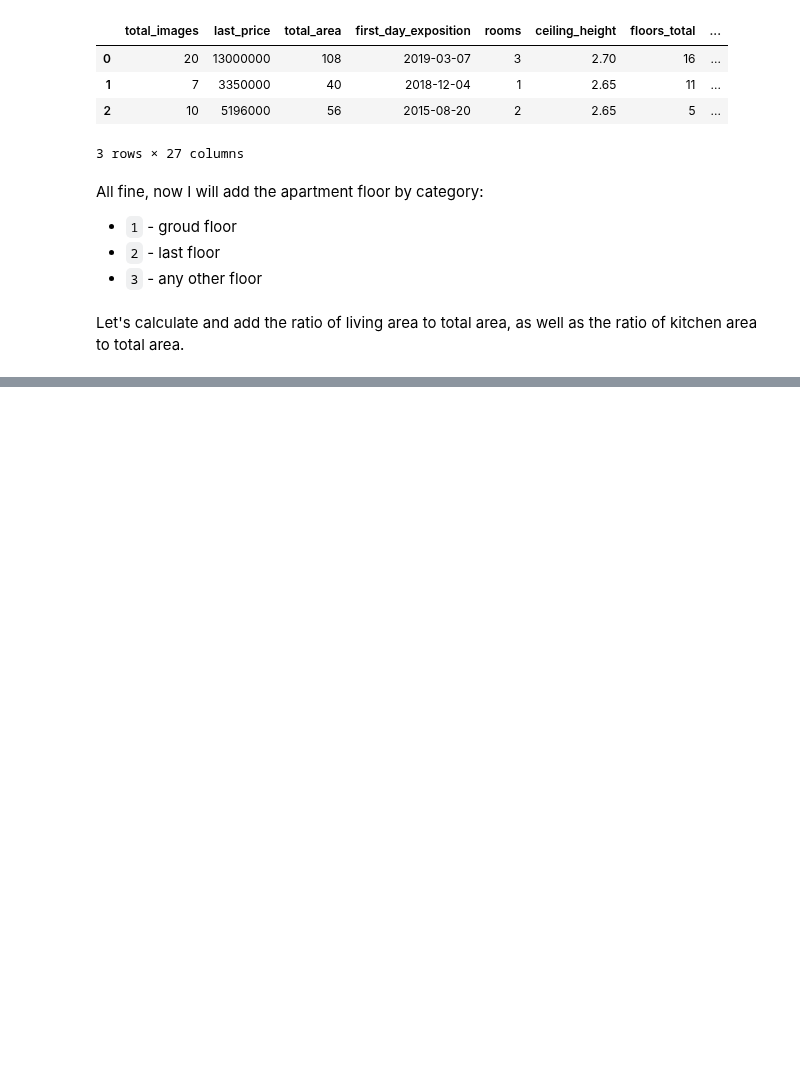
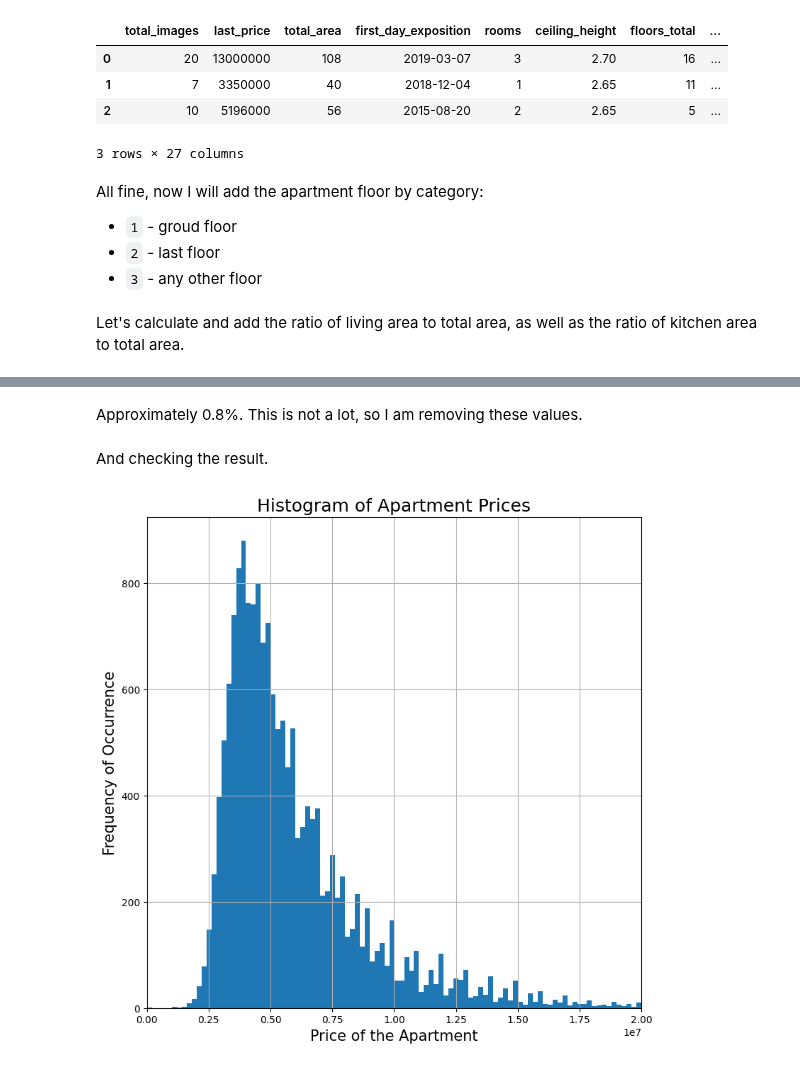
Before and after one commit to f4n9x/da_portfolio, a Jupyter notebook: 002_Real_Estate/real_estate.ipynb, the cells around one changed output, grey strips where cells are left out. Saved outputs shown, nothing was run; the diff lists cells and outputs as text; code cells hidden in the pictures; blank space fills up the shorter version.

```diff
--- a/002_Real_Estate/real_estate.ipynb
+++ b/002_Real_Estate/real_estate.ipynb
@@ -525,0 +676,22 @@ df['kitchen_to_total_%'] = df['kitchen_to_total_%'].astype(int)
+# %% [markdown]
+Approximately 0.8%. This is not a lot, so I am removing these values.
+# %%
+# removing extras
+df = df.drop(df[df.last_price >= 20000000].index)
+# %% [markdown]
+And checking the result.
+# %%
+# Histogram of apartment prices
+df['last_price'].plot(kind='hist', x='last_price', bins=100, figsize=(9, 9), grid=True)
+plt.xlabel('Price of the Apartment', fontsize=15)
+plt.ylabel('Frequency of Occurrence', fontsize=15)
+
+# Title of the chart
+plt.title('Histogram of Apartment Prices', fontsize=18)
+
+# Limiting the maximum price
+plt.xlim([0, 20000000])
+
+plt.show()
+# %% [output]
+[figure, added]
```
Also changed, not shown: parts of 47 cells of this notebook.
